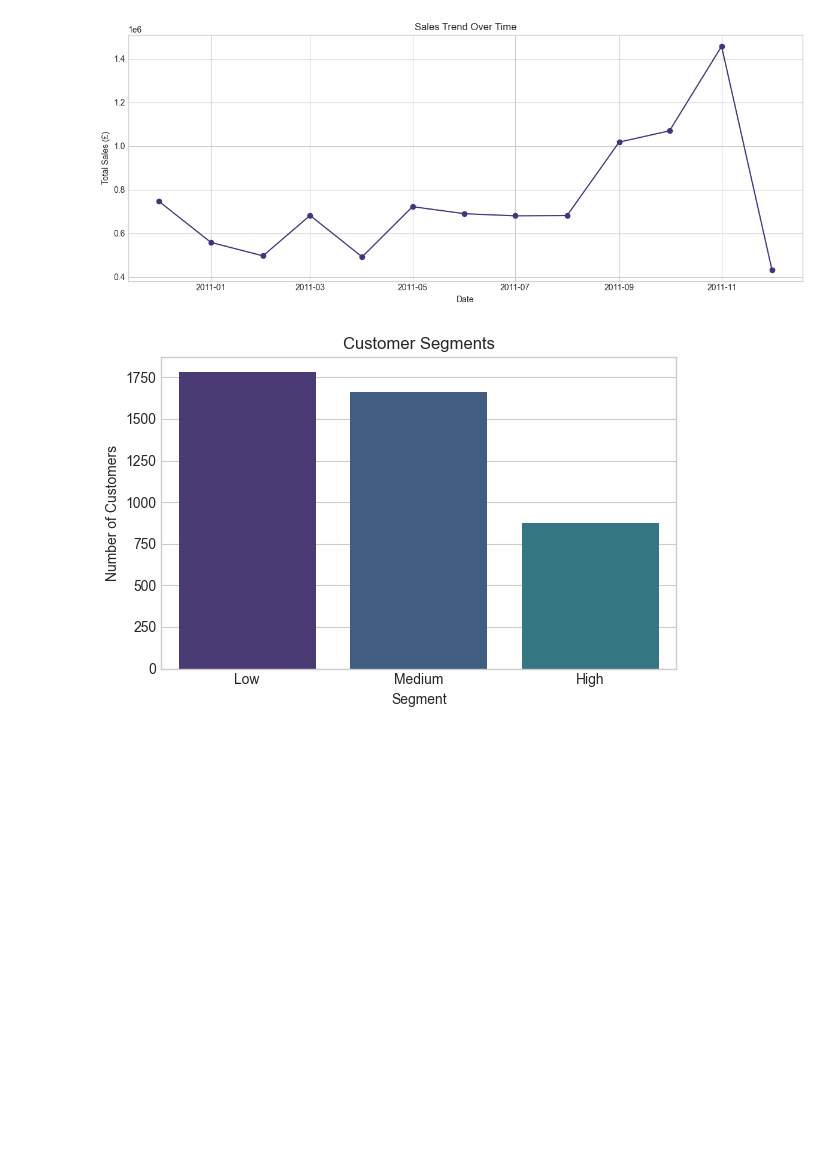
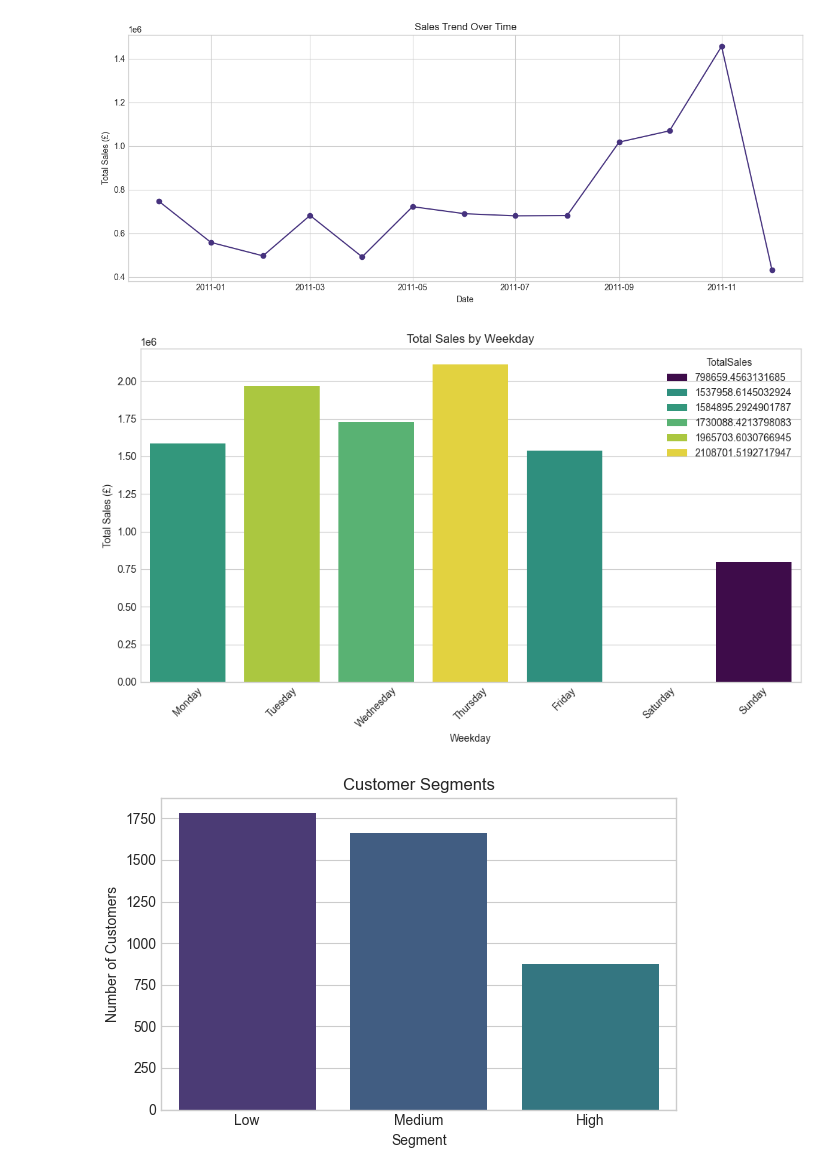
Before and after one commit to kumuduuk/ortAnalysis, a Jupyter notebook: jupyter_notebooks/Online_Retail_Data_Visualisation.ipynb, the cells around one changed output. Saved outputs shown, nothing was run; the diff lists cells and outputs as text; code cells hidden in the pictures; blank space fills up the shorter version.

Commit message:
Add weekday sales graph

```diff
--- a/jupyter_notebooks/Online_Retail_Data_Visualisation.ipynb
+++ b/jupyter_notebooks/Online_Retail_Data_Visualisation.ipynb
@@ -99,6 +99,25 @@ plt.tight_layout()
 plt.show()
 # %% [output]
 [figure]
+# %%
+# Group by weekday and calculate total sales
+weekday_sales = df.groupby('Weekday', observed=True)['TotalSales'].sum().reset_index()
+
+# Order weekdays
+weekday_order = ['Monday', 'Tuesday', 'Wednesday', 'Thursday', 'Friday', 'Saturday', 'Sunday']
+weekday_sales['Weekday'] = pd.Categorical(weekday_sales['Weekday'], categories=weekday_order, ordered=True)
+weekday_sales = weekday_sales.sort_values('Weekday')
+
+plt.figure(figsize=(10,6))
+sns.barplot(data=weekday_sales, x='Weekday', y='TotalSales', palette='viridis', hue='TotalSales', dodge=False)
+plt.title('Total Sales by Weekday')
+plt.xlabel('Weekday')
+plt.ylabel('Total Sales (£)')
+plt.xticks(rotation=45)
+plt.tight_layout()
+plt.show()
+# %% [output]
+[figure, added]
 # %%
 customer_seg = df.groupby('CustomerID', observed=True)['TotalSales'].agg(['sum', 'count']).reset_index()
 customer_seg.columns = ['CustomerID', 'TotalSpent', 'PurchaseFrequency']
```
